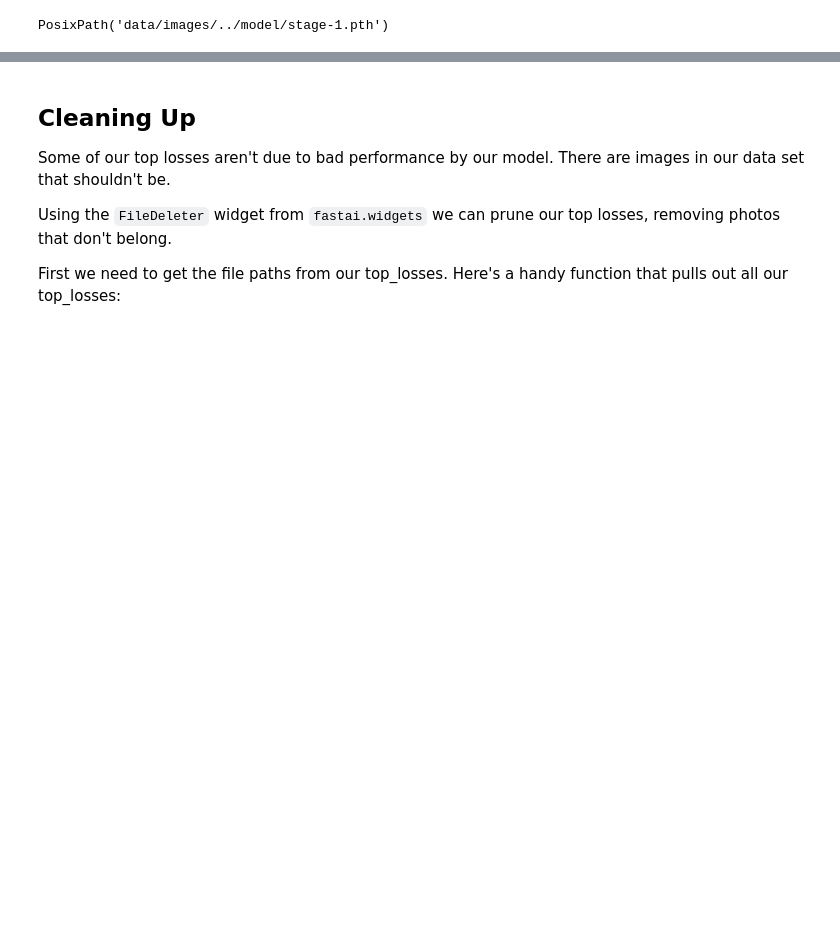
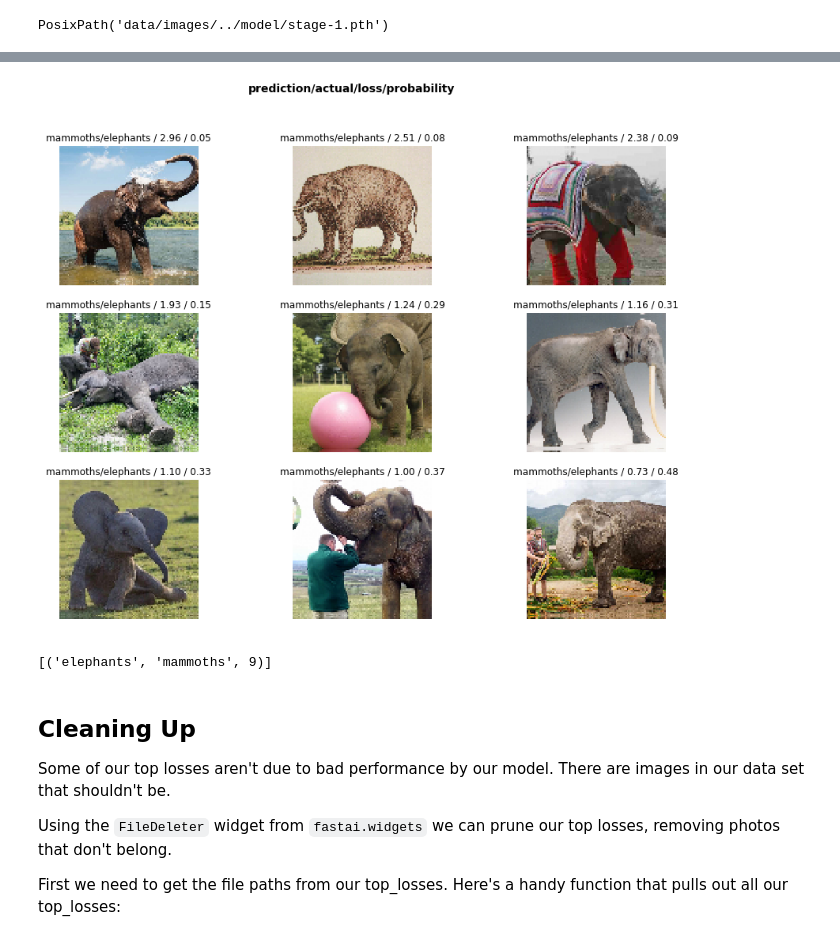
Before and after one commit to SleepSux/fastai, a Jupyter notebook: EvM/elephant-mammoth.ipynb, the cells around one changed output, grey strips where cells are left out. Drawn from its saved outputs; the diff is of its cells as text; code cells hidden in the pictures; blank space fills up the shorter version.

```diff
--- a/EvM/elephant-mammoth.ipynb
+++ b/EvM/elephant-mammoth.ipynb
@@ -95,3 +130,11 @@ interp.plot_confusion_matrix()
+# %%
+interp.plot_top_losses(9, figsize=(15,11))
+# %% [output]
+[figure, added]
+# %%
+interp.most_confused(min_val=1)
+# %% [output]
+[('elephants', 'mammoths', 9)]
 # %% [markdown]
 ## Cleaning Up
 
```
Also changed, not shown: parts of 23 cells of this notebook, 7 other files.
